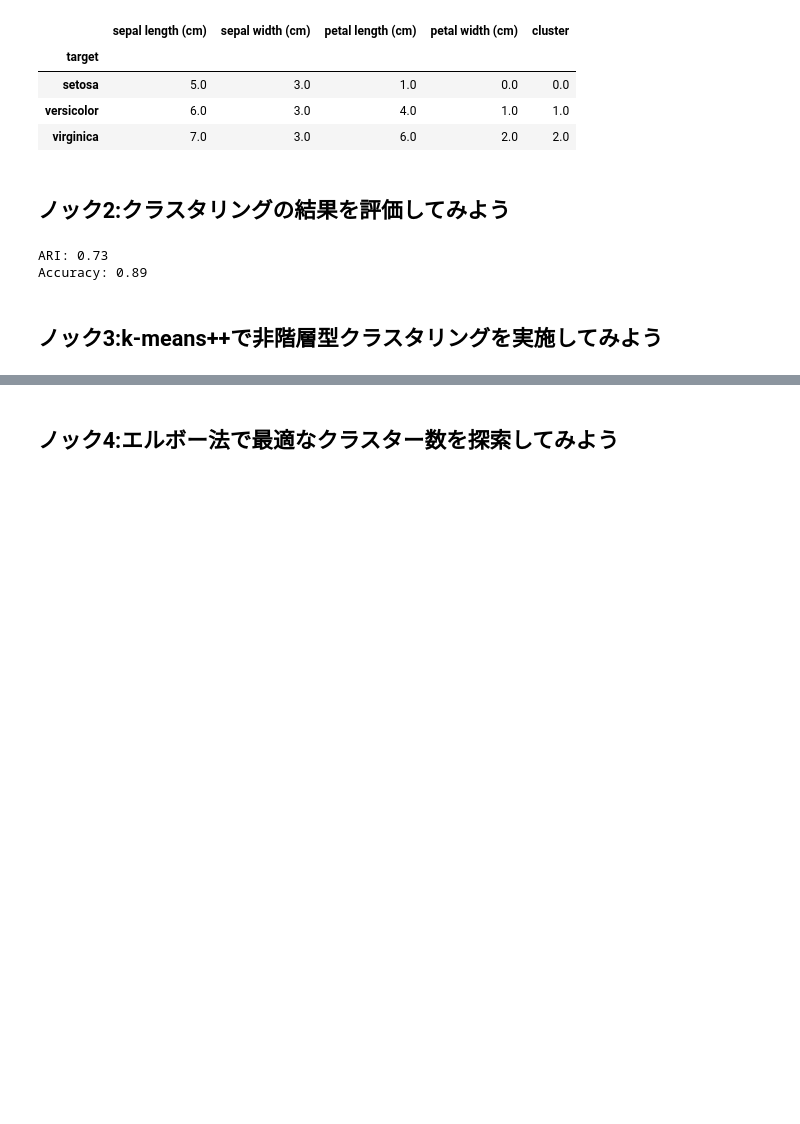
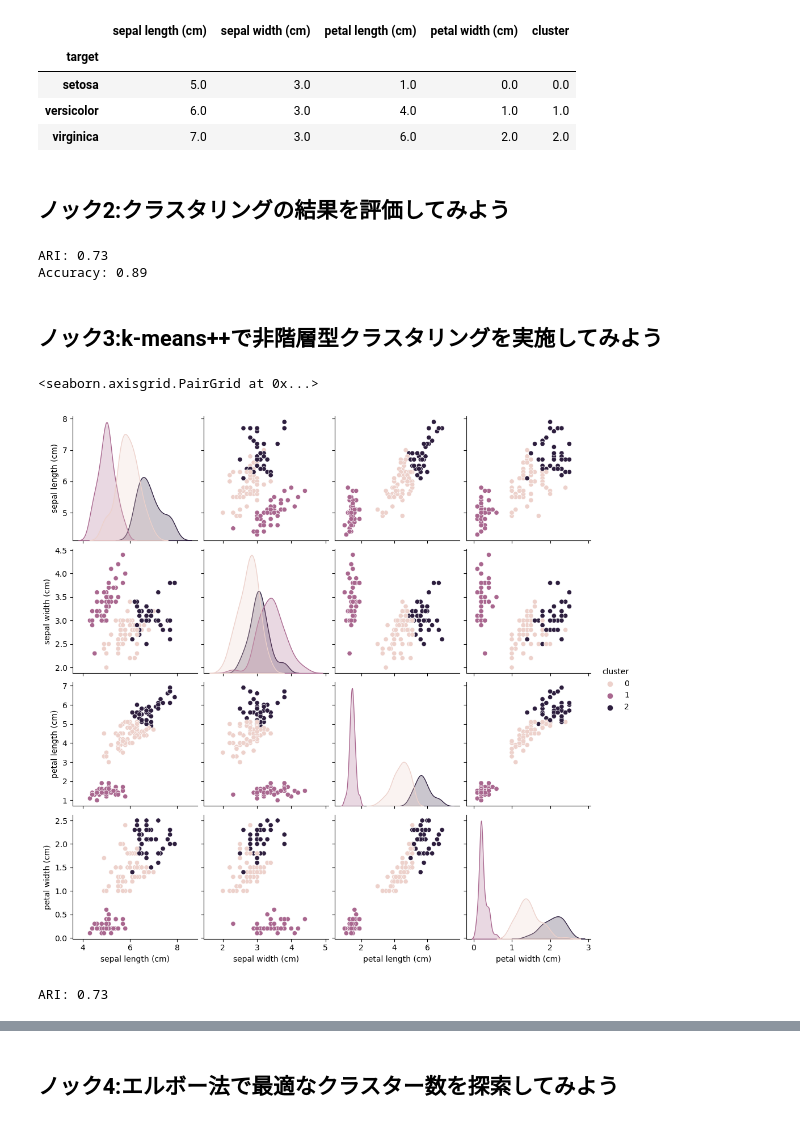
Before and after one commit to aguilarklyno/klyno-python-train, a Jupyter notebook: AIモデル100本ノック/chapter-1/1章.ipynb, the cells around one changed output, grey strips where cells are left out. Drawn from its saved outputs; the diff is of its cells as text; code cells hidden in the pictures; blank space fills up the shorter version.

```diff
--- a/AIモデル100本ノック/chapter-1/1章.ipynb
+++ b/AIモデル100本ノック/chapter-1/1章.ipynb
@@ -110,3 +110,18 @@ ARI: 0.73
 Accuracy: 0.89
 # %% [markdown]
 ## ノック3:k-means++で非階層型クラスタリングを実施してみよう
+# %%
+model = KMeans(n_clusters=3, random_state=0, init="k-means++")
+cls_data = df_iris.copy()
+model.fit(cls_data)
+cluster = model.predict(cls_data)
+cls_data["cluster"] = cluster
+sns.pairplot(cls_data, hue="cluster")
+# %% [output]
+<seaborn.axisgrid.PairGrid at 0x...>
+[figure, added]
+# %%
+ari = "ARI: {:.2f}".format(adjusted_rand_score(iris.target, cls_data["cluster"]))
+print(ari)
+# %% [output]
+ARI: 0.73
```
Also changed, not shown: parts of 20 cells of this notebook, 1 other file.
